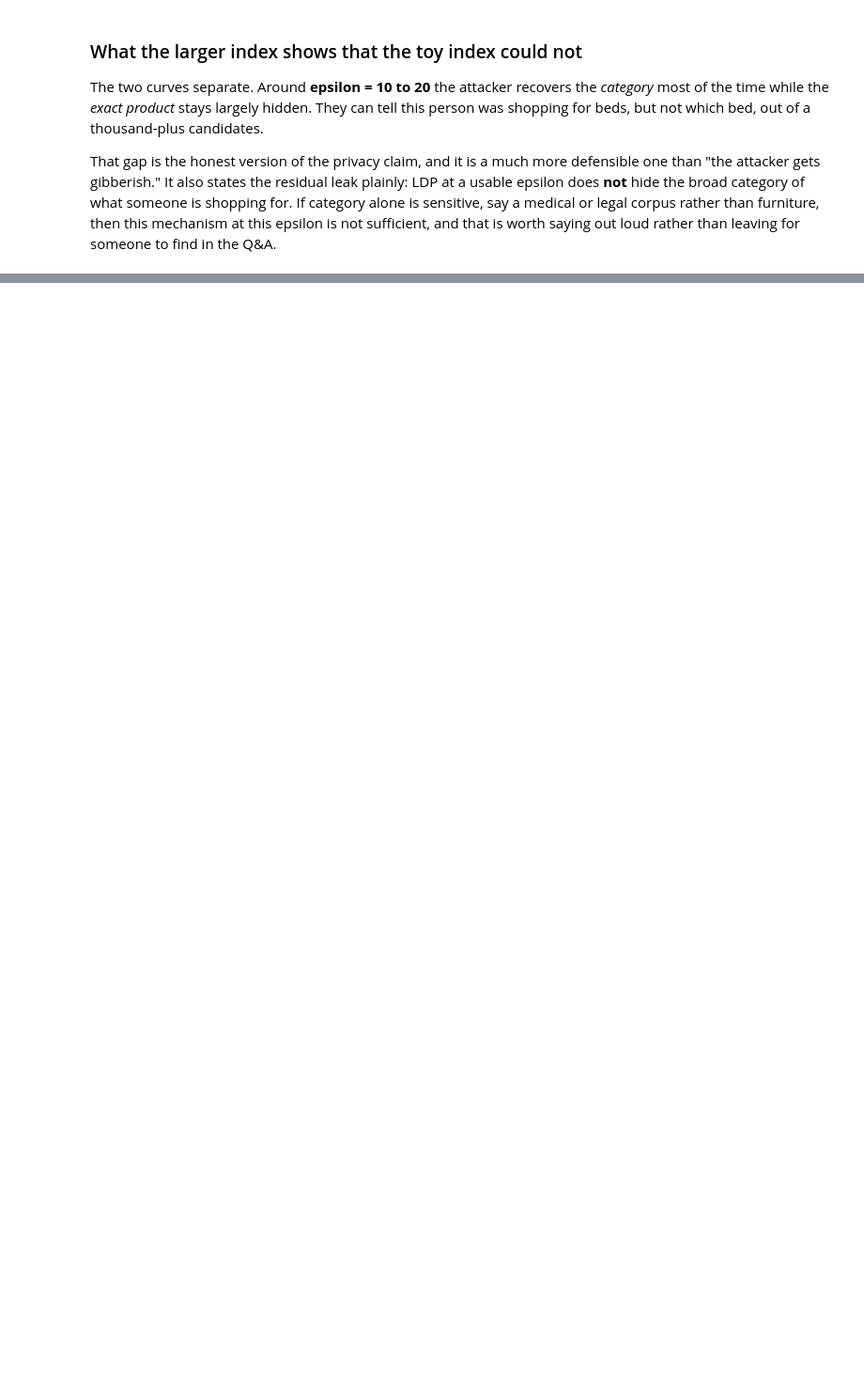
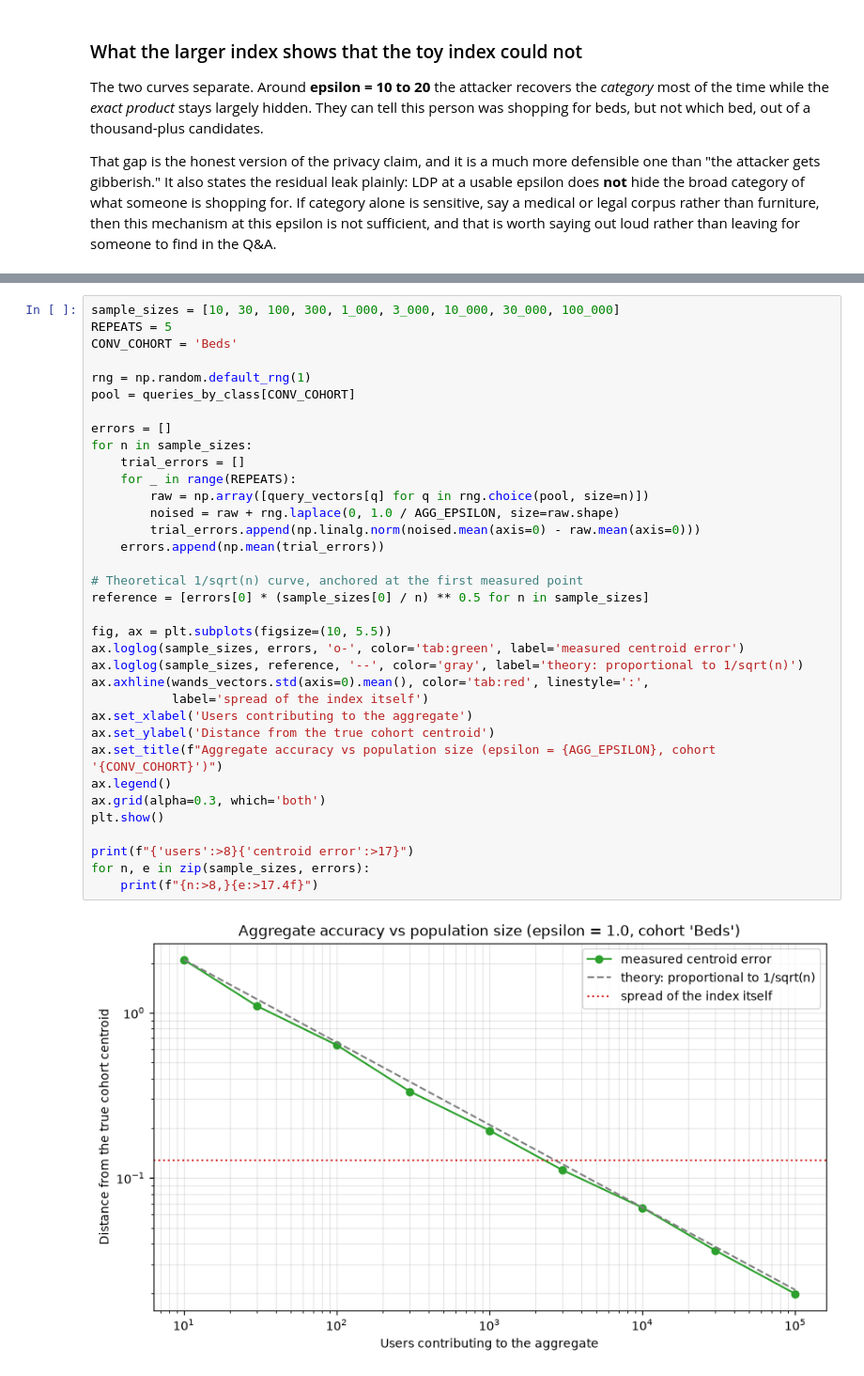
Before and after one commit to jzonthemtn/ldp-for-search, a Jupyter notebook: ldp_for_search.ipynb, the cells around one changed output, grey strips where cells are left out. Shown at 94% size. Cells and saved outputs as stored; diff of their text form; blank space fills up the shorter version.

```diff
--- a/ldp_for_search.ipynb
+++ b/ldp_for_search.ipynb
@@ -558,0 +739,37 @@ to find in the Q&A.
+# %%
+sample_sizes = [10, 30, 100, 300, 1_000, 3_000, 10_000, 30_000, 100_000]
+REPEATS = 5
+CONV_COHORT = 'Beds'
+
+rng = np.random.default_rng(1)
+pool = queries_by_class[CONV_COHORT]
+
+errors = []
+for n in sample_sizes:
+    trial_errors = []
+    for _ in range(REPEATS):
+        raw = np.array([query_vectors[q] for q in rng.choice(pool, size=n)])
+        noised = raw + rng.laplace(0, 1.0 / AGG_EPSILON, size=raw.shape)
+        trial_errors.append(np.linalg.norm(noised.mean(axis=0) - raw.mean(axis=0)))
+    errors.append(np.mean(trial_errors))
+
+# Theoretical 1/sqrt(n) curve, anchored at the first measured point
+reference = [errors[0] * (sample_sizes[0] / n) ** 0.5 for n in sample_sizes]
+
+fig, ax = plt.subplots(figsize=(10, 5.5))
+ax.loglog(sample_sizes, errors, 'o-', color='tab:green', label='measured centroid error')
+ax.loglog(sample_sizes, reference, '--', color='gray', label='theory: proportional to 1/sqrt(n)')
+ax.axhline(wands_vectors.std(axis=0).mean(), color='tab:red', linestyle=':',
+           label='spread of the index itself')
+ax.set_xlabel('Users contributing to the aggregate')
+ax.set_ylabel('Distance from the true cohort centroid')
+ax.set_title(f"Aggregate accuracy vs population size (epsilon = {AGG_EPSILON}, cohort '{CONV_COHORT}')")
+ax.legend()
+ax.grid(alpha=0.3, which='both')
+plt.show()
+
+print(f"{'users':>8}{'centroid error':>17}")
+for n, e in zip(sample_sizes, errors):
+    print(f"{n:>8,}{e:>17.4f}")
+# %% [output]
+[figure, added]
```
Also changed, not shown: parts of 12 cells of this notebook, 9 other files.
